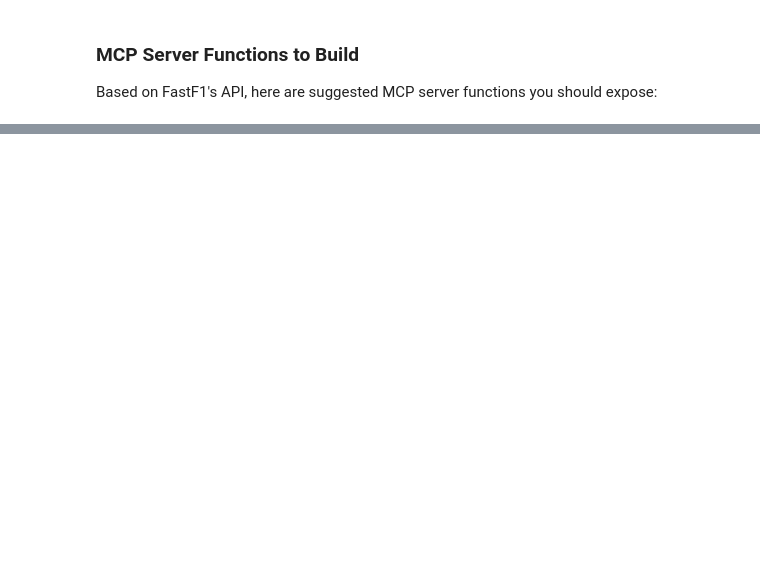
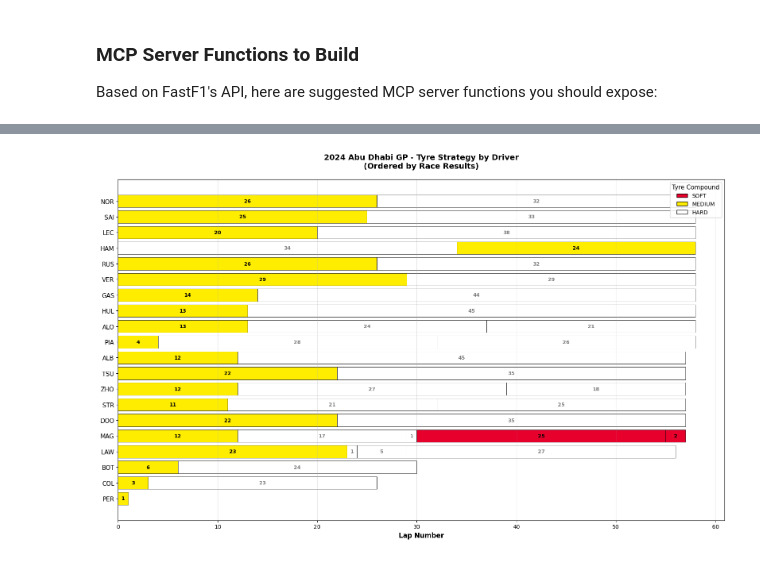
Before and after one commit to SandyShah/mcp_f1, a Jupyter notebook: fastf1_exploration.ipynb, the cells around one changed output, grey strips where cells are left out. Drawn from its saved outputs; the diff is of its cells as text; code cells hidden in the pictures; blank space fills up the shorter version.

```diff
--- a/fastf1_exploration.ipynb
+++ b/fastf1_exploration.ipynb
@@ -824,0 +1059,91 @@ print("="*80)
+# %%
+# Create a stacked bar chart showing tyre strategy by driver
+
+fig, ax = plt.subplots(figsize=(16, 10))
+
+# Get race results to order drivers
+results = session_tyre.results.sort_values('Points', ascending=False)
+driver_order = results['Abbreviation'].tolist()
+
+# Filter to only drivers who finished
+finished_drivers = [d for d in driver_order if d in laps_tyre['Driver'].unique()]
+
+# Define tyre colors
+tyre_colors = {
+    'SOFT': '#E8002D',      # Red
+    'MEDIUM': '#FFED00',    # Yellow
+    'HARD': '#FFFFFF',      # White
+    'INTERMEDIATE': '#00AA00',  # Green
+    'WET': '#0080FF'        # Blue
+}
+
+# Process data for each driver
+driver_data = []
+for driver in finished_drivers:
+    driver_laps = laps_tyre.pick_driver(driver).sort_values('LapNumber')
+
+    stint_info = []
+    for stint in driver_laps['Stint'].unique():
+        stint_laps = driver_laps[driver_laps['Stint'] == stint]
+        compound = stint_laps['Compound'].iloc[0]
+        start_lap = stint_laps['LapNumber'].min()
+        end_lap = stint_laps['LapNumber'].max()
+        laps_count = int(end_lap - start_lap + 1)
+
+        stint_info.append({
+            'start_lap': start_lap,
+            'laps_count': laps_count,
+            'compound': compound,
+            'color': tyre_colors.get(compound, '#808080')
+        })
+
+    driver_data.append({
+        'driver': driver,
+        'stints': stint_info
+    })
+
+# Plot bars
+y_pos = np.arange(len(driver_data))
+for idx, data in enumerate(driver_data):
+    left_pos = 0
+    for stint in data['stints']:
+        ax.barh(idx, stint['laps_count'], left=left_pos,
+                color=stint['color'], edgecolor='black', linewidth=0.5,
+                label=stint['compound'] if stint['compound'] not in [s['compound'] for s in data['stints'][:data['stints'].index(stint)]] else '')
+
+        # Add lap count text in the middle of each stint bar
+        ax.text(left_pos + stint['laps_count']/2, idx,
+               f"{stint['laps_count']}",
+               va='center', ha='center', fontsize=9, fontweight='bold',
+               color='black' if stint['compound'] != 'HARD' else 'gray')
+
+        left_pos += stint['laps_count']
+
+# Customize plot
+ax.set_yticks(y_pos)
+ax.set_yticklabels([d['driver'] for d in driver_data], fontsize=11)
+ax.set_xlabel('Lap Number', fontsize=12, fontweight='bold')
+ax.set_title('2024 Abu Dhabi GP - Tyre Strategy by Driver\n(Ordered by Race Results)',
+            fontsize=14, fontweight='bold', pad=20)
+ax.invert_yaxis()
+ax.grid(axis='x', alpha=0.3)
+
+# Create custom legend
+from matplotlib.patches import Patch
+legend_elements = [Patch(facecolor=tyre_colors[compound], edgecolor='black', label=compound)
+                   for compound in ['SOFT', 'MEDIUM', 'HARD', 'INTERMEDIATE', 'WET']
+                   if compound in laps_tyre['Compound'].unique()]
+ax.legend(handles=legend_elements, loc='upper right', fontsize=10, title='Tyre Compound', title_fontsize=11)
+
+plt.tight_layout()
+plt.show()
+
+print("Chart created successfully!")
+print(f"\nTyre Strategy Summary:")
+print("🔴 SOFT (Red) - C3 compound (softest)")
+print("🟡 MEDIUM (Yellow) - C2 compound")
+print("⚪ HARD (White) - C1 compound (hardest)")
+print("🟢 INTERMEDIATE (Green) - Wet weather, medium grip")
+print("🔵 WET (Blue) - Full wet weather conditions")
+# %% [output]
+[figure, added]
```
Also changed, not shown: parts of 11 cells of this notebook, 4 other files.
